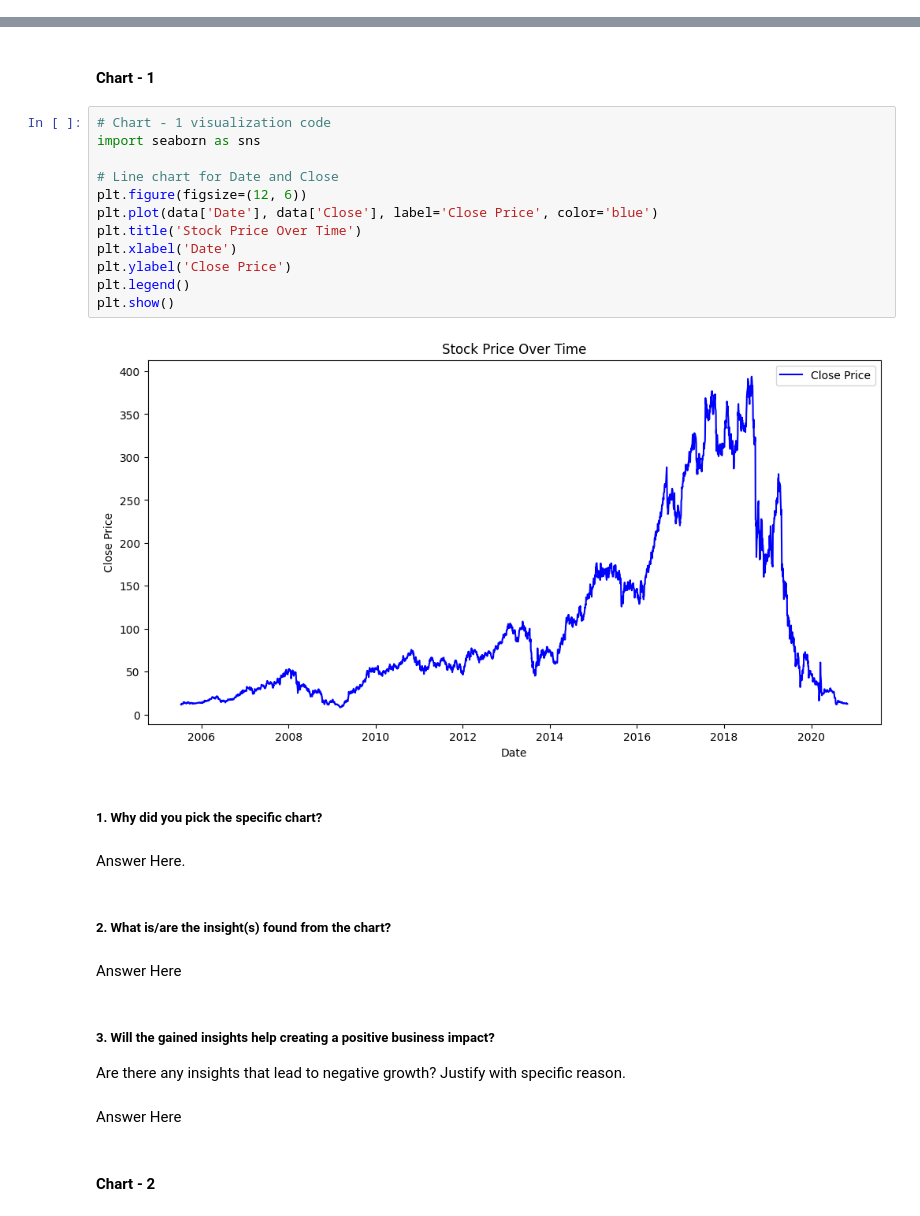
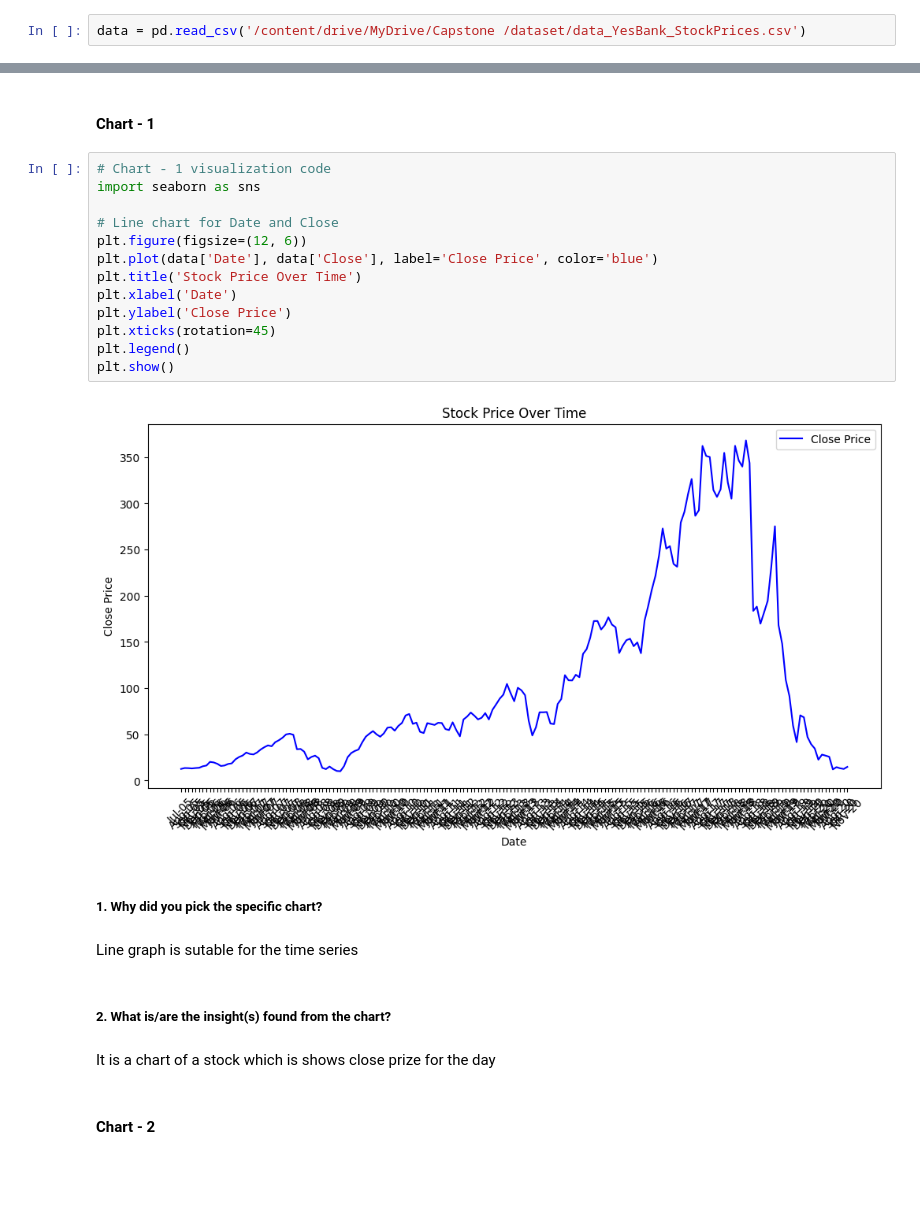
Before and after one commit to mradulkankaria/Capstone-2, a Jupyter notebook: Regression_Yes_Bank_Stock_Closing_Price_Prediction_Submission_Template.ipynb, the cells around one changed output, grey strips where cells are left out. Saved outputs shown, nothing was run; the diff lists cells and outputs as text; blank space fills up the shorter version.

```diff
--- a/Regression_Yes_Bank_Stock_Closing_Price_Prediction_Submission_Template.ipynb
+++ b/Regression_Yes_Bank_Stock_Closing_Price_Prediction_Submission_Template.ipynb
@@ -95,3 +98,5 @@ data = yf.download(stock, start, end)
+# %%
+data = pd.read_csv('/content/drive/MyDrive/Capstone /dataset/data_YesBank_StockPrices.csv')
 # %% [markdown]
 ### Dataset First View
 # %%
@@ -244,30 +240,26 @@ Answer Here.
 # %%
 # Chart - 1 visualization code
 import seaborn as sns
 
 # Line chart for Date and Close
 plt.figure(figsize=(12, 6))
 plt.plot(data['Date'], data['Close'], label='Close Price', color='blue')
 plt.title('Stock Price Over Time')
 plt.xlabel('Date')
 plt.ylabel('Close Price')
+plt.xticks(rotation=45)
 plt.legend()
 plt.show()
 # %% [output]
-[figure, old version]
+[figure, new version]
 # %% [markdown]
 ##### 1. Why did you pick the specific chart?
-# %% [markdown]
-Answer Here.
+# %% [markdown]
+Line graph is sutable for the time series
 # %% [markdown]
 ##### 2. What is/are the insight(s) found from the chart?
-# %% [markdown]
-Answer Here
-# %% [markdown]
-##### 3. Will the gained insights help creating a positive business impact?
-Are there any insights that lead to negative growth? Justify with specific reason.
-# %% [markdown]
-Answer Here
+# %% [markdown]
+It is a chart of a stock which is shows close prize for the day
 # %% [markdown]
 #### Chart - 2
 # %%
```
Also changed, not shown: parts of 88 cells of this notebook.
